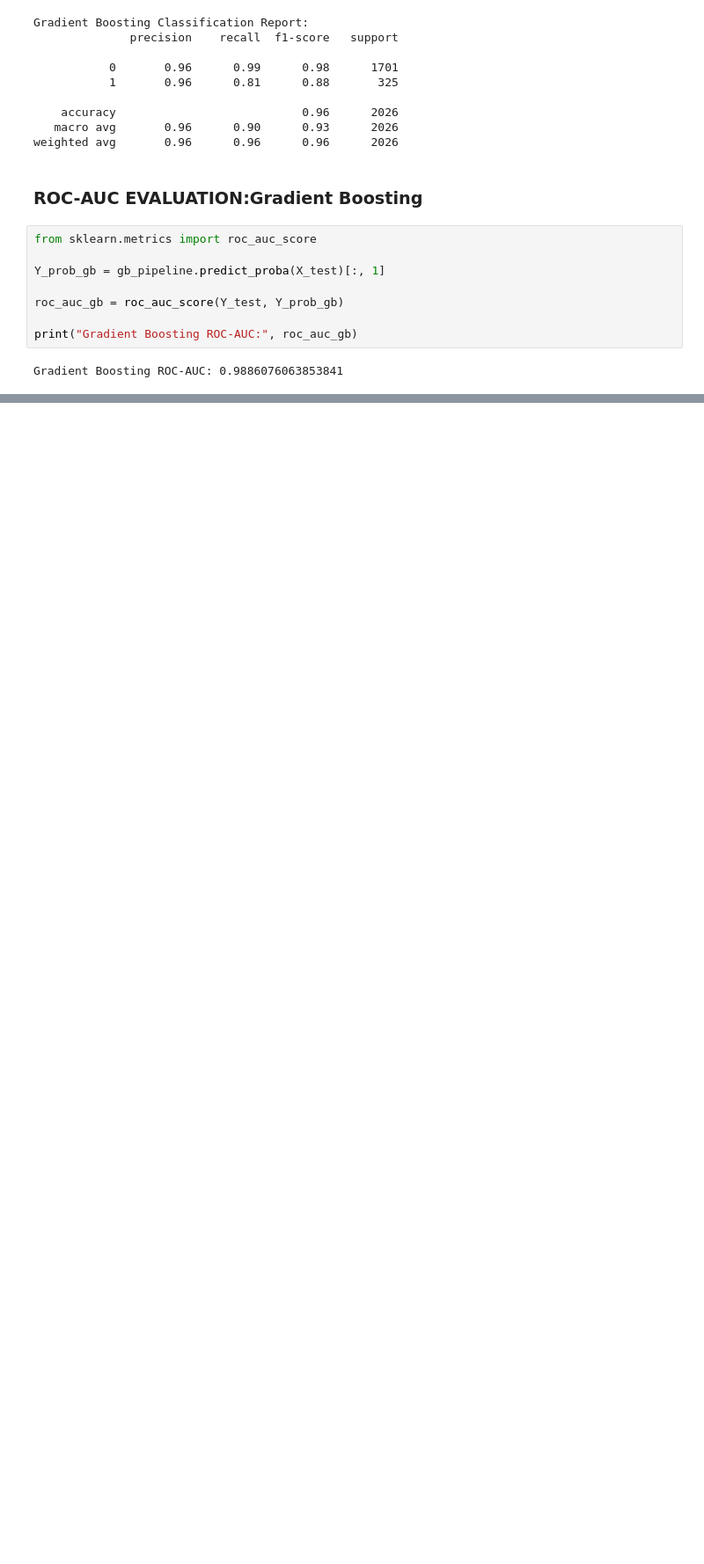
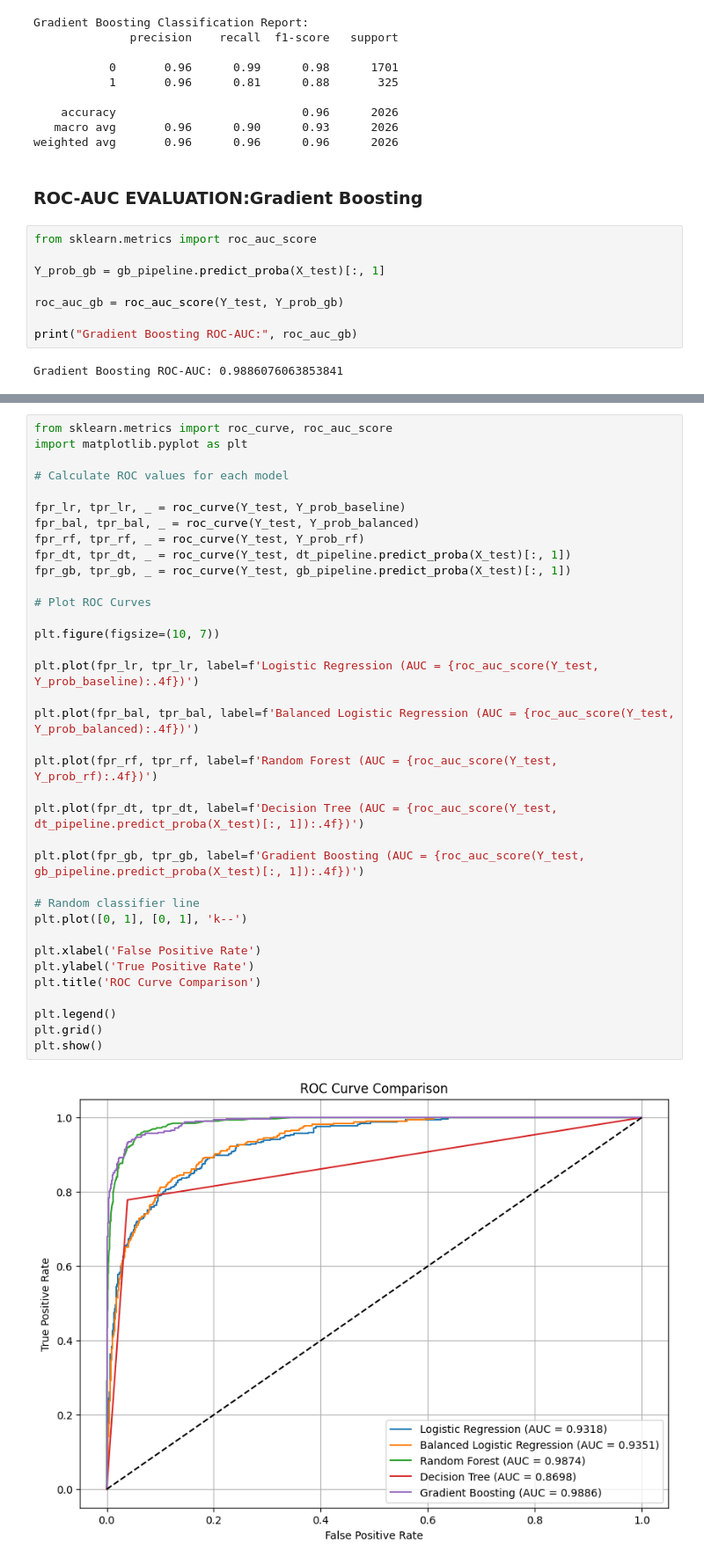
Before and after one commit to abhiramiam005-eng/Bank-Customer-Churn-Prediction, a Jupyter notebook: Bank_Churn_Prediction.ipynb, the cells around one changed output, grey strips where cells are left out. Shown at 88% size. Saved outputs shown, nothing was run; the diff lists cells and outputs as text; blank space fills up the shorter version.

Commit message:
Model comparison completed

```diff
--- a/Bank_Churn_Prediction.ipynb
+++ b/Bank_Churn_Prediction.ipynb
@@ -1285,0 +1321,38 @@ Gradient Boosting ROC-AUC: 0.9886076063853841
+# %%
+from sklearn.metrics import roc_curve, roc_auc_score
+import matplotlib.pyplot as plt
+
+# Calculate ROC values for each model
+
+fpr_lr, tpr_lr, _ = roc_curve(Y_test, Y_prob_baseline)
+fpr_bal, tpr_bal, _ = roc_curve(Y_test, Y_prob_balanced)
+fpr_rf, tpr_rf, _ = roc_curve(Y_test, Y_prob_rf)
+fpr_dt, tpr_dt, _ = roc_curve(Y_test, dt_pipeline.predict_proba(X_test)[:, 1])
+fpr_gb, tpr_gb, _ = roc_curve(Y_test, gb_pipeline.predict_proba(X_test)[:, 1])
+
+# Plot ROC Curves
+
+plt.figure(figsize=(10, 7))
+
+plt.plot(fpr_lr, tpr_lr, label=f'Logistic Regression (AUC = {roc_auc_score(Y_test, Y_prob_baseline):.4f})')
+
+plt.plot(fpr_bal, tpr_bal, label=f'Balanced Logistic Regression (AUC = {roc_auc_score(Y_test, Y_prob_balanced):.4f})')
+
+plt.plot(fpr_rf, tpr_rf, label=f'Random Forest (AUC = {roc_auc_score(Y_test, Y_prob_rf):.4f})')
+
+plt.plot(fpr_dt, tpr_dt, label=f'Decision Tree (AUC = {roc_auc_score(Y_test, dt_pipeline.predict_proba(X_test)[:, 1]):.4f})')
+
+plt.plot(fpr_gb, tpr_gb, label=f'Gradient Boosting (AUC = {roc_auc_score(Y_test, gb_pipeline.predict_proba(X_test)[:, 1]):.4f})')
+
+# Random classifier line
+plt.plot([0, 1], [0, 1], 'k--')
+
+plt.xlabel('False Positive Rate')
+plt.ylabel('True Positive Rate')
+plt.title('ROC Curve Comparison')
+
+plt.legend()
+plt.grid()
+plt.show()
+# %% [output]
+[figure, added]
```
Also changed, not shown: parts of 6 cells of this notebook.
